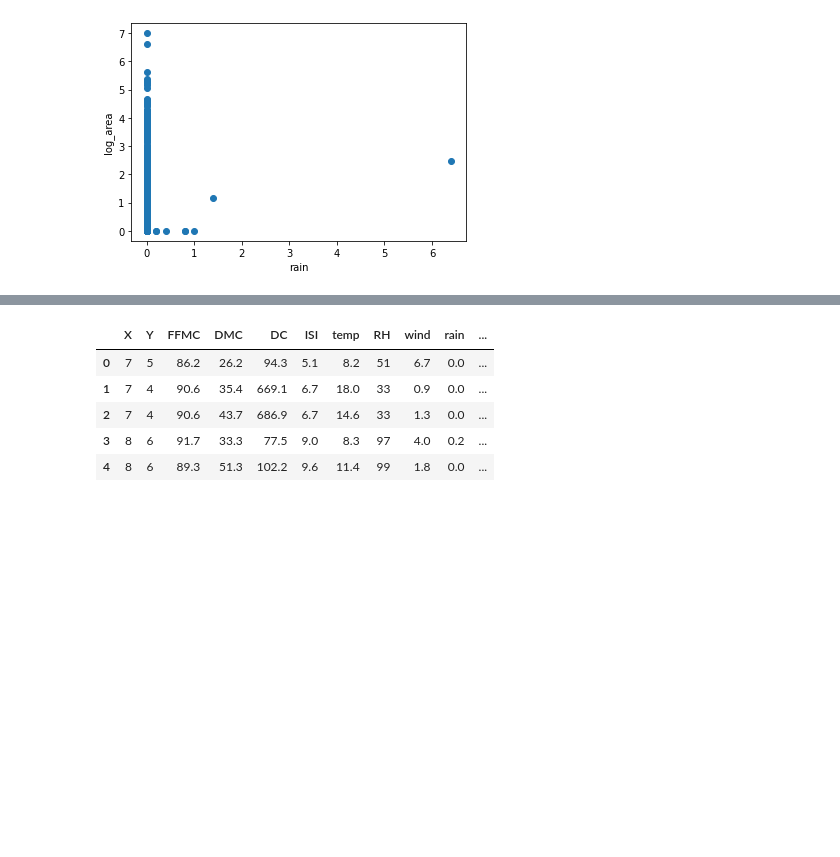
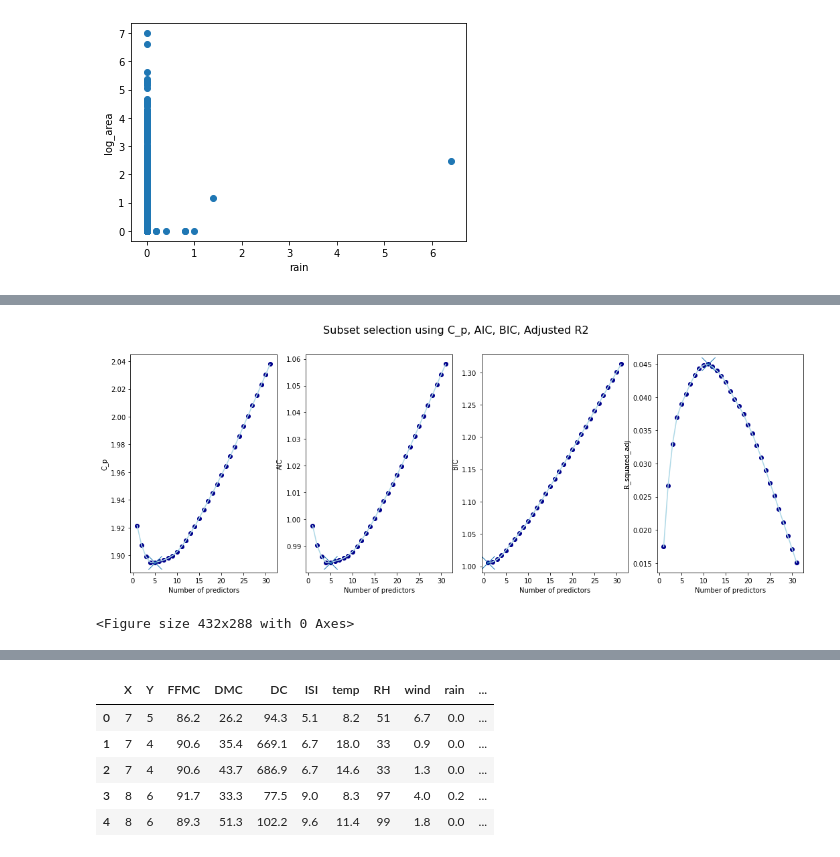
Before and after one commit to nicodemusmd/Forest_Fire, a Jupyter notebook: Deep Learning.ipynb, the cells around one changed output, grey strips where cells are left out. Drawn from its saved outputs; the diff is of its cells as text; code cells hidden in the pictures; blank space fills up the shorter version.

Commit message:
updated MyLibrary and completed variable selection section

```diff
--- a/Deep Learning.ipynb
+++ b/Deep Learning.ipynb
@@ -231,5 +302,6 @@ fig.savefig("Images/EDA/SNS_Cor_HMAP.png")
 # %%
+# Get Dummy variables
 df = pd.get_dummies(fire, prefix=['month', 'day'])
-data = df.drop(columns = ["area"])
+data = df.drop(columns = ["area", "log_area"])
 data.shape
 # %% [output]
@@ -259,0 +319,11 @@ X.head()
+# %%
+y_fs = df.log_area
+X_fs = data
+
+fs = feature_selection(X_fs, y_fs)
+
+# My fs object returns the DataFrame.
+# The object can then be put directly into the plot_feature_selection_criterion() function along with the
+# predictor DataFrame and the y values.
+
+fs.head()
@@ -259,0 +337,6 @@ X.head()
+# %%
+plot_feature_selection_criterion(fs, X_fs, y_fs)
+#plt.savefig("Images/EDA/feature_selection.png")
+# %% [output]
+[figure, added]
+<Figure size 432x288 with 0 Axes>
```
Also changed, not shown: parts of 18 cells of this notebook, 4 other files.
